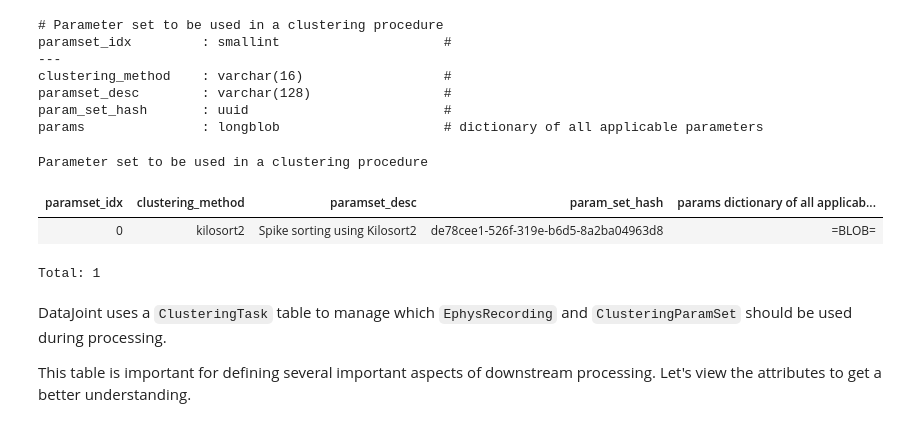
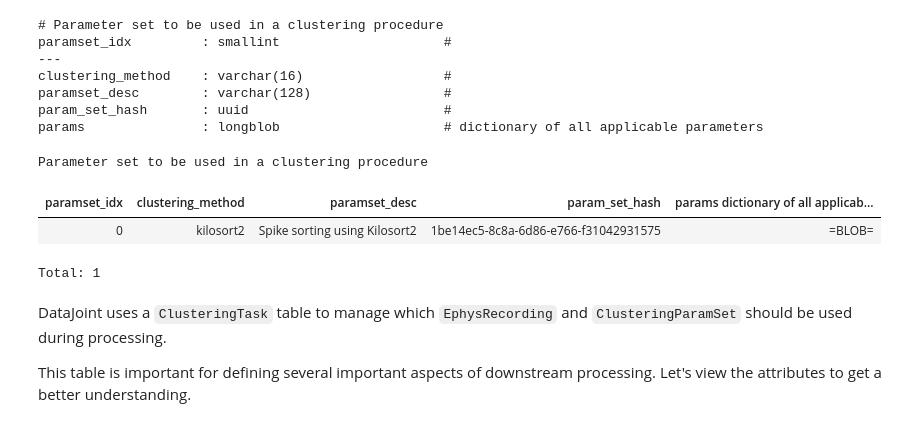
Before and after one commit to datajoint/element-array-ephys, a Jupyter notebook: notebooks/tutorial.ipynb, the cells around one changed output. Drawn from its saved outputs; the diff is of its cells as text; code cells hidden in the pictures.

```diff
--- a/notebooks/tutorial.ipynb
+++ b/notebooks/tutorial.ipynb
@@ -323,35 +326,35 @@ params["SI_POSTPROCESSING_PARAMS"] = {
     "extensions": {
         "random_spikes": {},
         "waveforms": {},
         "templates": {},
         "noise_levels": {},
         # "amplitude_scalings": {},
         "correlograms": {},
         "isi_histograms": {},
         "principal_components": {"n_components": 5, "mode": "by_channel_local"},
         "spike_amplitudes": {},
         "spike_locations": {},
         "template_metrics": {"include_multi_channel_metrics": True},
         "template_similarity": {},
         "unit_locations": {},
         "quality_metrics": {},
     },
     "job_kwargs": {"n_jobs": 0.8, "chunk_duration": "1s"},
     "export_to_phy": True,
     "export_report": True,
 }
 
 ephys.ClusteringParamSet.insert_new_params(
     clustering_method="kilosort2",
     paramset_idx=0,
-    params=params_ks,
+    params=params,
     paramset_desc="Spike sorting using Kilosort2",
 )
 ephys.ClusteringParamSet()
 # %% [output]
 Parameter set to be used in a clustering procedure
 | paramset_idx | clustering_method | paramset_desc | param_set_hash | params dictionary of all applicab... |
-| 0 | kilosort2 | Spike sorting using Kilosort2 | de78cee1-526f-319e-b6d5-8a2ba04963d8 | =BLOB= |
+| 0 | kilosort2 | Spike sorting using Kilosort2 | 1be14ec5-8c8a-6d86-e766-f31042931575 | =BLOB= |
 Total: 1
 # %% [markdown]
 DataJoint uses a `ClusteringTask` table to manage which `EphysRecording` and
```
Also changed, not shown: parts of 4 cells of this notebook.
